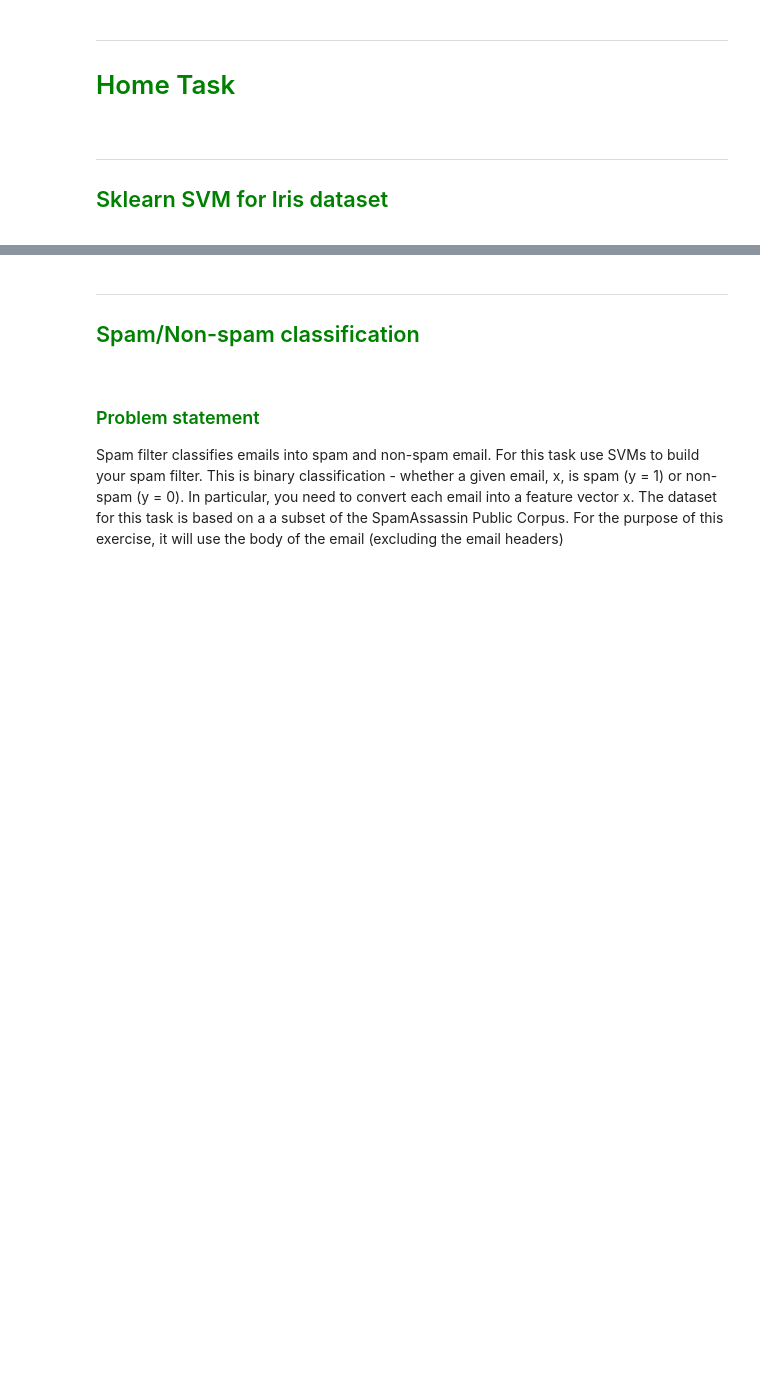
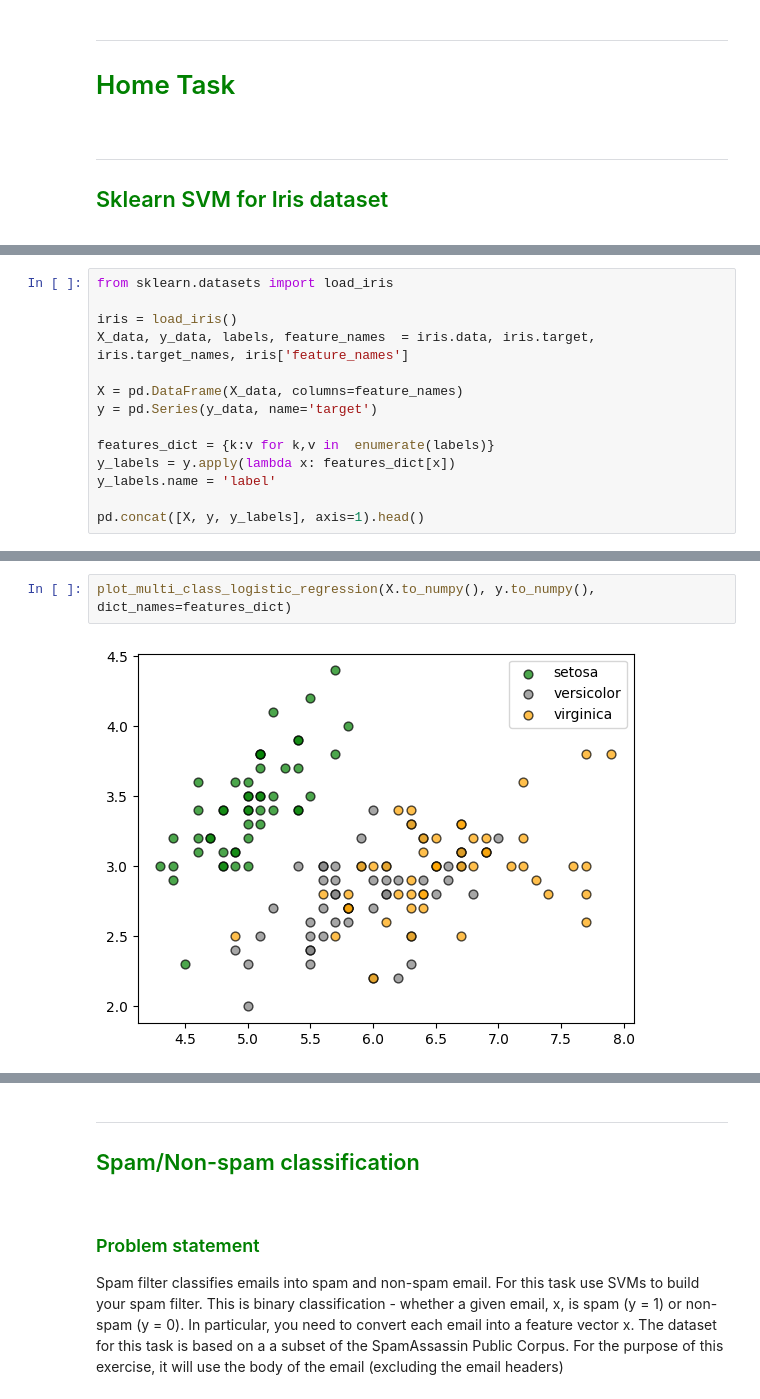
Before and after one commit to troobadure/amazinum-ds-camp, a Jupyter notebook: homeworks/lesson_8_svm_hometask.ipynb, the cells around one changed output, grey strips where cells are left out. Cells and saved outputs as stored; diff of their text form; blank space fills up the shorter version.

```diff
--- a/homeworks/lesson_8_svm_hometask.ipynb
+++ b/homeworks/lesson_8_svm_hometask.ipynb
@@ -18,0 +48,14 @@ clf_svm = None
+# %%
+from sklearn.datasets import load_iris
+
+iris = load_iris()
+X_data, y_data, labels, feature_names  = iris.data, iris.target, iris.target_names, iris['feature_names']
+
+X = pd.DataFrame(X_data, columns=feature_names)
+y = pd.Series(y_data, name='target')
+
+features_dict = {k:v for k,v in  enumerate(labels)}
+y_labels = y.apply(lambda x: features_dict[x])
+y_labels.name = 'label'
+
+pd.concat([X, y, y_labels], axis=1).head()
@@ -18,0 +69,4 @@ clf_svm = None
+# %%
+plot_multi_class_logistic_regression(X.to_numpy(), y.to_numpy(), dict_names=features_dict)
+# %% [output]
+[figure, added]
```
Also changed, not shown: parts of 28 cells of this notebook, 8 other files.
